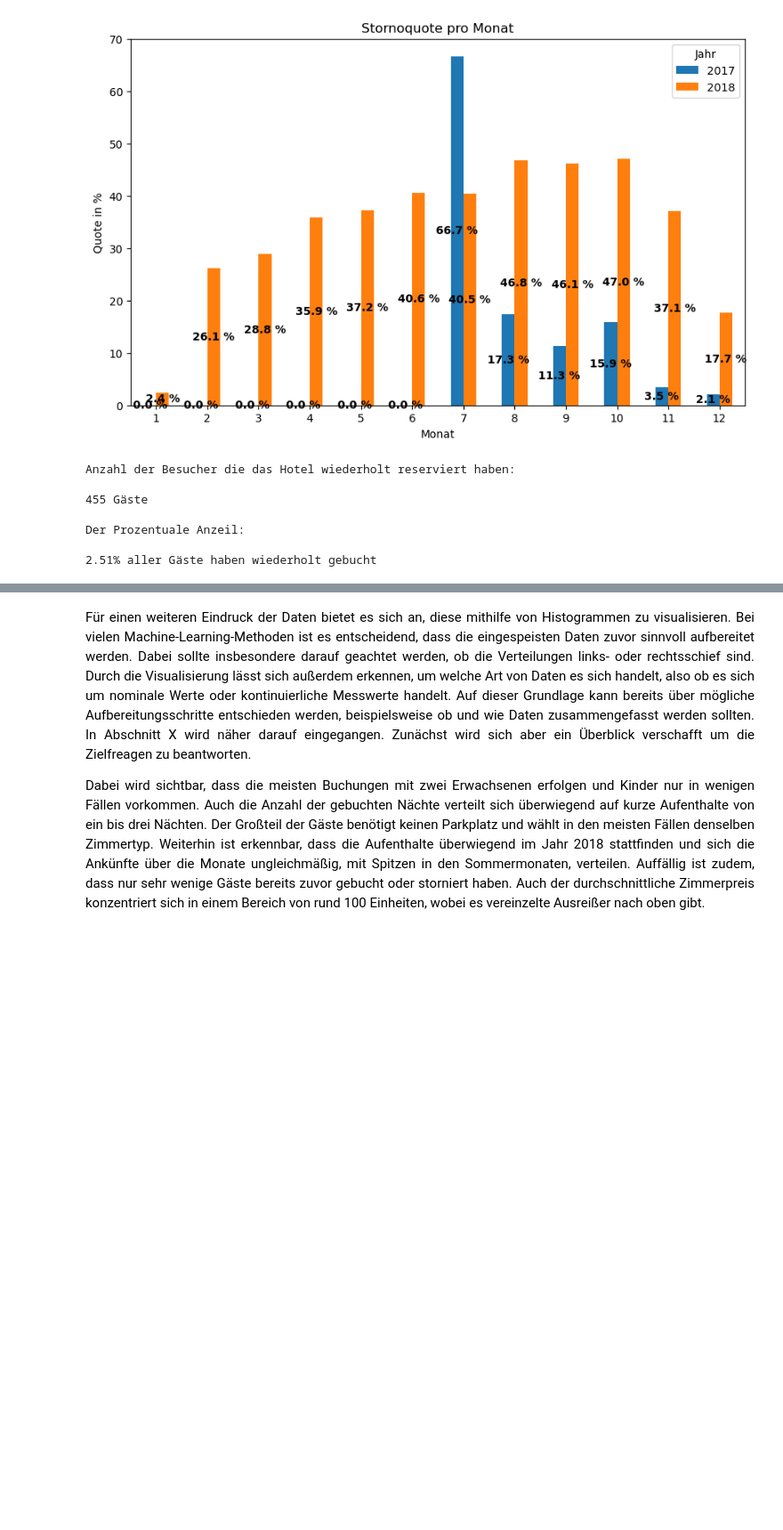
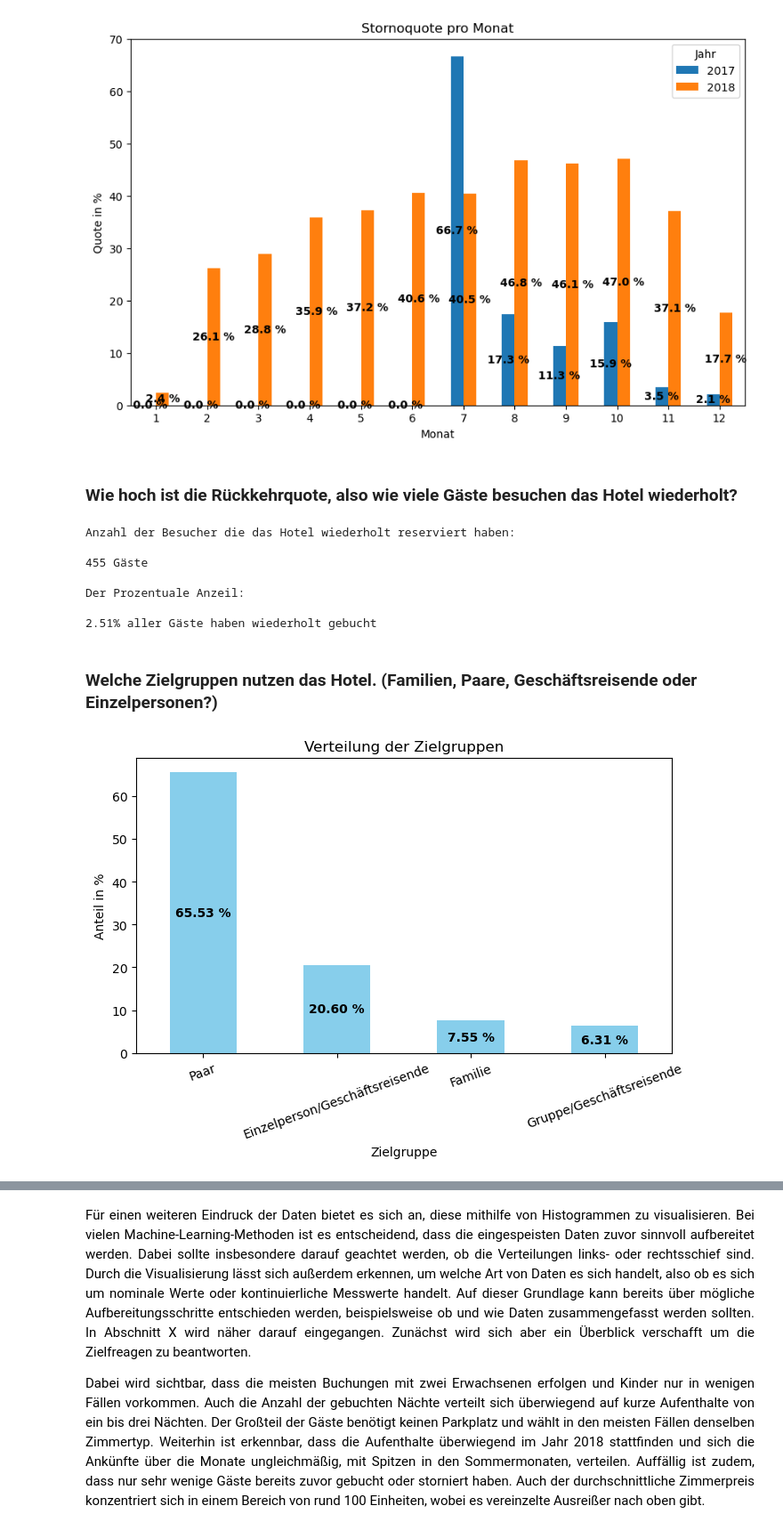
Before and after one commit to tommi-j/hausarbeit-ml, a Jupyter notebook: Hotelstornos.ipynb, the cells around one changed output, grey strips where cells are left out. Shown at 89% size. Saved outputs shown, nothing was run; the diff lists cells and outputs as text; code cells hidden in the pictures; blank space fills up the shorter version.

```diff
--- a/Hotelstornos.ipynb
+++ b/Hotelstornos.ipynb
@@ -282,6 +294,8 @@ for box in ax.containers:
 plt.show()
 # %% [output]
 [figure]
+# %% [markdown]
+<h3>Wie hoch ist die Rückkehrquote, also wie viele Gäste besuchen das Hotel wiederholt?</h3>
 # %%
 # Anzahl der wiederkehrenden Gäste
 anzahl_gaeste_wieder = (data["repeated_guest"] == 1).sum()
@@ -299,3 +313,31 @@ Anzahl der Besucher die das Hotel wiederholt reserviert haben:
 Der Prozentuale Anzeil:
 
 2.51% aller Gäste haben wiederholt gebucht
+# %% [markdown]
+<h3>Welche Zielgruppen nutzen das Hotel. (Familien, Paare, Geschäftsreisende oder Einzelpersonen?)</h3>
+# %%
+data.loc[data["no_of_children"] > 0, "zielgruppe"] = "Familie"
+data.loc[(data["no_of_adults"] == 1) & (data["no_of_children"] == 0), "zielgruppe"] = "Einzelperson/Geschäftsreisende"
+data.loc[(data["no_of_adults"] == 2) & (data["no_of_children"] == 0), "zielgruppe"] = "Paar"
+data.loc[(data["no_of_adults"] > 2) & (data["no_of_children"] == 0), "zielgruppe"] = "Gruppe/Geschäftsreisende"
+
+#Verteilung
+zielgruppen_verteilung = data["zielgruppe"].value_counts(normalize=True) * 100
+zielgruppen_verteilung = zielgruppen_verteilung.round(2)
+
+fig, ax = plt.subplots(figsize=(7, 5))
+balken = zielgruppen_verteilung.plot(kind="bar", color="skyblue", ax=ax)
+
+ax.set_title("Verteilung der Zielgruppen")
+ax.set_ylabel("Anteil in %")
+ax.set_xlabel("Zielgruppe")
+ax.set_xticklabels(zielgruppen_verteilung.index, rotation=20)
+
+# Prozentwerte im Balken anzeigen
+for i, v in enumerate(zielgruppen_verteilung):
+    ax.text(i, v/2, f"{v:.2f} %", ha='center', va='center', color='black', fontweight='bold')
+
+plt.tight_layout()
+plt.show()
+# %% [output]
+[figure, added]
```
Also changed, not shown: parts of 10 cells of this notebook.
